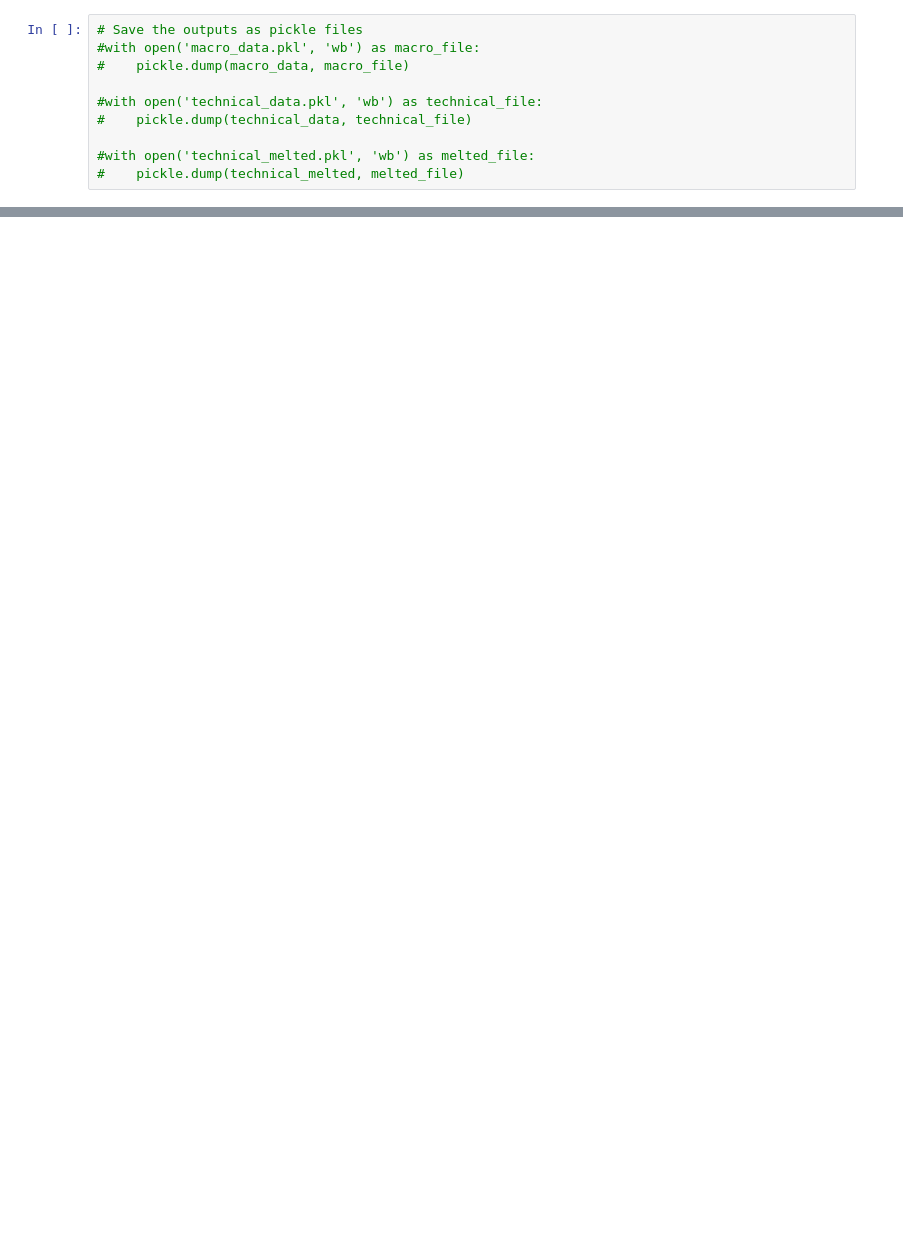
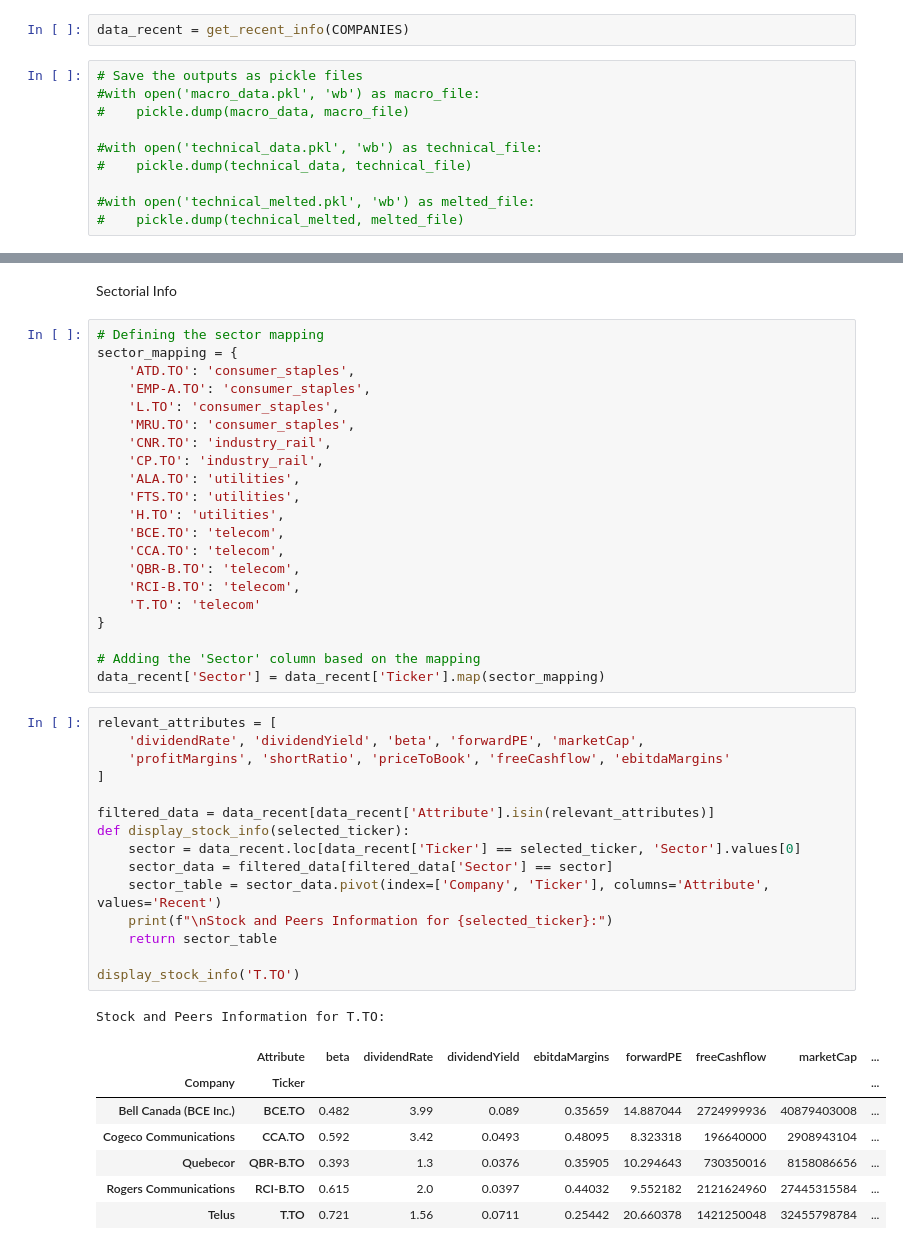
Before and after one commit to jcrfueting/poly_datathon_2024, a Jupyter notebook: src/structured_data.ipynb, the cells around one changed output, grey strips where cells are left out. Saved outputs shown, nothing was run; the diff lists cells and outputs as text; blank space fills up the shorter version.

```diff
--- a/src/structured_data.ipynb
+++ b/src/structured_data.ipynb
@@ -194,3 +225,5 @@ macro_data = get_macro_data(MACRO_INDICATORS, START_DATE, END_DATE)
+# %%
+data_recent = get_recent_info(COMPANIES)
 # %%
 # Save the outputs as pickle files
 #with open('macro_data.pkl', 'wb') as macro_file:
@@ -203,0 +335,47 @@ macro_data = get_macro_data(MACRO_INDICATORS, START_DATE, END_DATE)
+# %% [markdown]
+Sectorial Info
+# %%
+# Defining the sector mapping
+sector_mapping = {
+    'ATD.TO': 'consumer_staples',
+    'EMP-A.TO': 'consumer_staples',
+    'L.TO': 'consumer_staples',
+    'MRU.TO': 'consumer_staples',
+    'CNR.TO': 'industry_rail',
+    'CP.TO': 'industry_rail',
+    'ALA.TO': 'utilities',
+    'FTS.TO': 'utilities',
+    'H.TO': 'utilities',
+    'BCE.TO': 'telecom',
+    'CCA.TO': 'telecom',
+    'QBR-B.TO': 'telecom',
+    'RCI-B.TO': 'telecom',
+    'T.TO': 'telecom'
+}
+
+# Adding the 'Sector' column based on the mapping
+data_recent['Sector'] = data_recent['Ticker'].map(sector_mapping)
+# %%
+relevant_attributes = [
+    'dividendRate', 'dividendYield', 'beta', 'forwardPE', 'marketCap',
+    'profitMargins', 'shortRatio', 'priceToBook', 'freeCashflow', 'ebitdaMargins'
+]
+
+filtered_data = data_recent[data_recent['Attribute'].isin(relevant_attributes)]
+def display_stock_info(selected_ticker):
+    sector = data_recent.loc[data_recent['Ticker'] == selected_ticker, 'Sector'].values[0]
+    sector_data = filtered_data[filtered_data['Sector'] == sector]
+    sector_table = sector_data.pivot(index=['Company', 'Ticker'], columns='Attribute', values='Recent')
+    print(f"\nStock and Peers Information for {selected_ticker}:")
+    return sector_table
+
+display_stock_info('T.TO')
+# %% [output]
+Stock and Peers Information for T.TO:
+|  | Attribute | beta | dividendRate | dividendYield | ebitdaMargins | forwardPE | freeCashflow | marketCap | ... |
+| Company | Ticker |  |  |  |  |  |  |  | ... |
+| Bell Canada (BCE Inc.) | BCE.TO | 0.482 | 3.99 | 0.089 | 0.35659 | 14.887044 | 2724999936 | 40879403008 | ... |
+| Cogeco Communications | CCA.TO | 0.592 | 3.42 | 0.0493 | 0.48095 | 8.323318 | 196640000 | 2908943104 | ... |
+| Quebecor | QBR-B.TO | 0.393 | 1.3 | 0.0376 | 0.35905 | 10.294643 | 730350016 | 8158086656 | ... |
+| Rogers Communications | RCI-B.TO | 0.615 | 2.0 | 0.0397 | 0.44032 | 9.552182 | 2121624960 | 27445315584 | ... |
+| Telus | T.TO | 0.721 | 1.56 | 0.0711 | 0.25442 | 20.660378 | 1421250048 | 32455798784 | ... |
```
Also changed, not shown: parts of 7 cells of this notebook.
